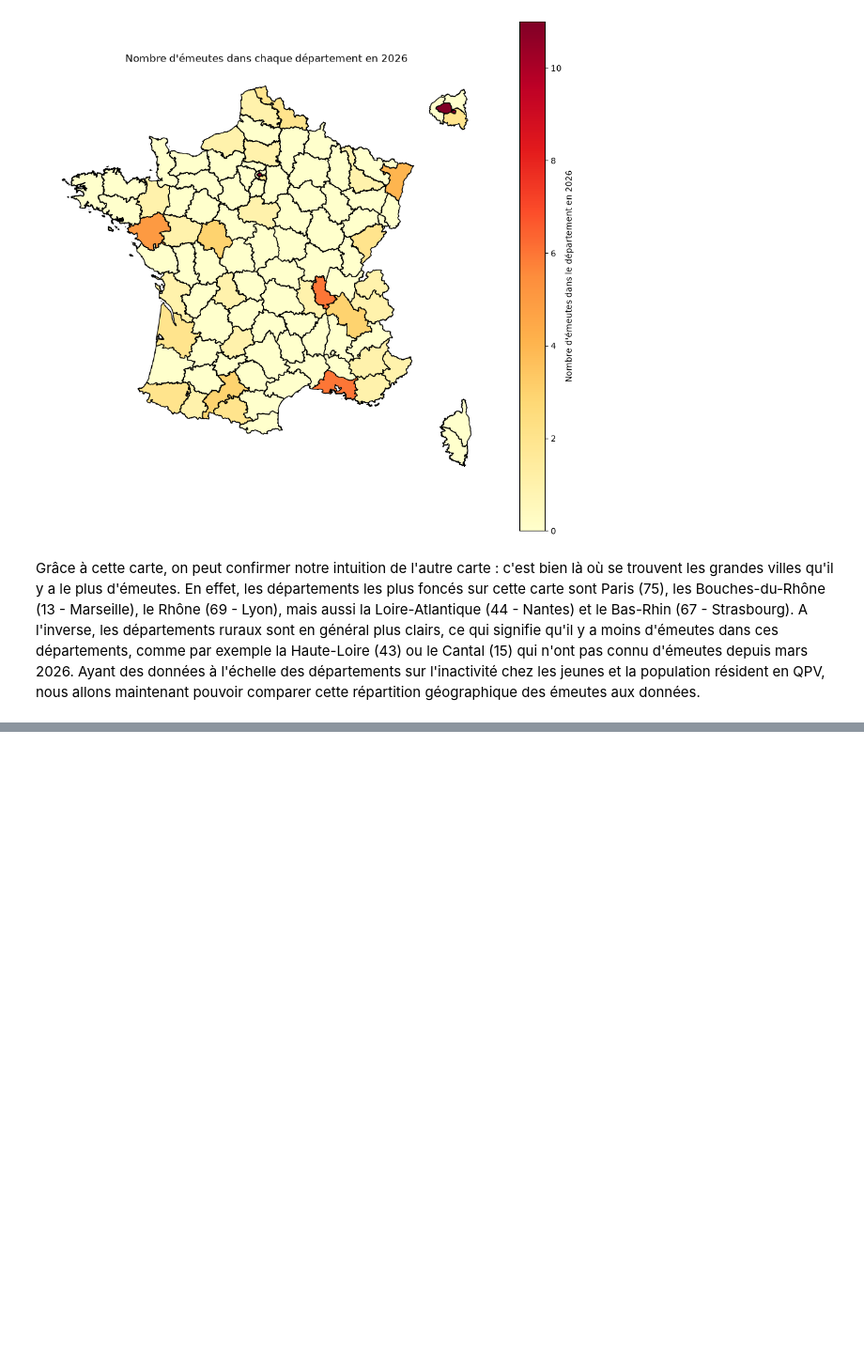
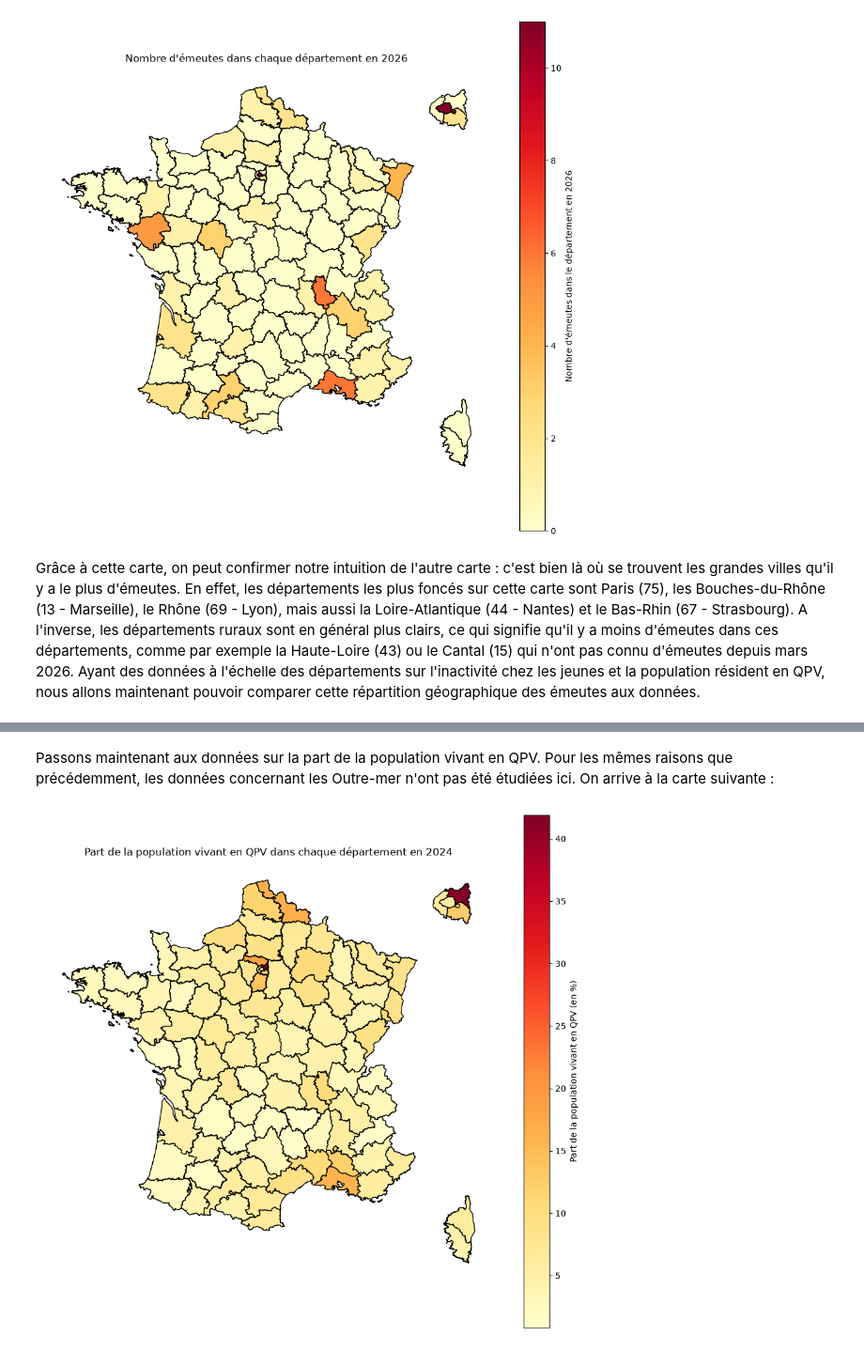
Before and after one commit to mathsomm/Des_chiffres_et_des_emeutes, a Jupyter notebook: notebook_tristan.ipynb, the cells around one changed output, grey strips where cells are left out. Shown at 94% size. Cells and saved outputs as stored; diff of their text form; code cells hidden in the pictures; blank space fills up the shorter version.

```diff
--- a/notebook_tristan.ipynb
+++ b/notebook_tristan.ipynb
@@ -125,0 +188,50 @@ Ayant des données à l'échelle des départements sur l'inactivité chez les je
+# %% [markdown]
+Passons maintenant aux données sur la part de la population vivant en QPV. Pour les mêmes raisons que précédemment, les données concernant les Outre-mer n'ont pas été étudiées ici. On arrive à la carte suivante :
+# %%
+## Importation des données
+
+data_QPV = pd.read_csv("/home/onyxia/Projet_Python_2A/QPV_data/Départements/part_population_QPV_département.csv", sep=";", skiprows=2, dtype={"Code" : str})
+
+## Nettoyage des données
+
+data_QPV = data_QPV[~data_QPV["Code"].str.startswith("97")] #On retire les Outre-mer
+
+## Création d'une carte
+
+url_fond_de_carte = ("https://minio.lab.sspcloud.fr/projet-cartiflette/production/"
+       "provider=IGN/dataset_family=ADMINEXPRESS/"
+       "source=EXPRESS-COG-CARTO-TERRITOIRE/year=2022/"
+       "administrative_level=DEPARTEMENT/crs=4326/FRANCE_ENTIERE=France/"
+       "vectorfile_format=geojson/territory=metropole/simplification=50/raw.geojson")
+
+départements = gpd.read_file(url_fond_de_carte)
+
+départements = départements[~départements["INSEE_DEP"].str.startswith("97")]
+départements = départements.to_crs(2154)
+
+carte = départements.merge(data_QPV, left_on="INSEE_DEP", right_on="Code", how="left")
+
+petite_couronne = carte[carte["INSEE_DEP"].isin(["75", "92", "93", "94"])]
+
+variable = "QPV - Quartiers prioritaires de la politique de la ville 2024 : Part de la population municipale résidant en QPV"
+
+fig = plt.figure(figsize=(16,10))
+
+ax1 = fig.add_axes([0.03, 0.08, 0.58, 0.84])
+ax2 = fig.add_axes([0.35, 0.65, 0.20, 0.25])
+
+xmin, ymin, xmax, ymax = petite_couronne.total_bounds
+ax2.set_xlim(xmin-50000, xmax+50000)
+ax2.set_ylim(ymin-50000, ymax+50000)
+
+vmin = carte[variable].min()
+vmax = carte[variable].max()
+
+graphe = carte.plot(column=variable, ax=ax1, cmap="YlOrRd", vmin=vmin, vmax=vmax, edgecolor="black", legend=True, legend_kwds={"label": "Part de la population vivant en QPV (en %)"})
+petite_couronne.plot(column=variable, ax=ax2, cmap="YlOrRd", vmin=vmin, vmax=vmax, edgecolor="black")
+graphe.set_axis_off()
+graphe.set_title("Part de la population vivant en QPV dans chaque département en 2024")
+ax2.set_axis_off()
+plt.show()
+# %% [output]
+[figure, added]
```
Also changed, not shown: parts of 12 cells of this notebook.
